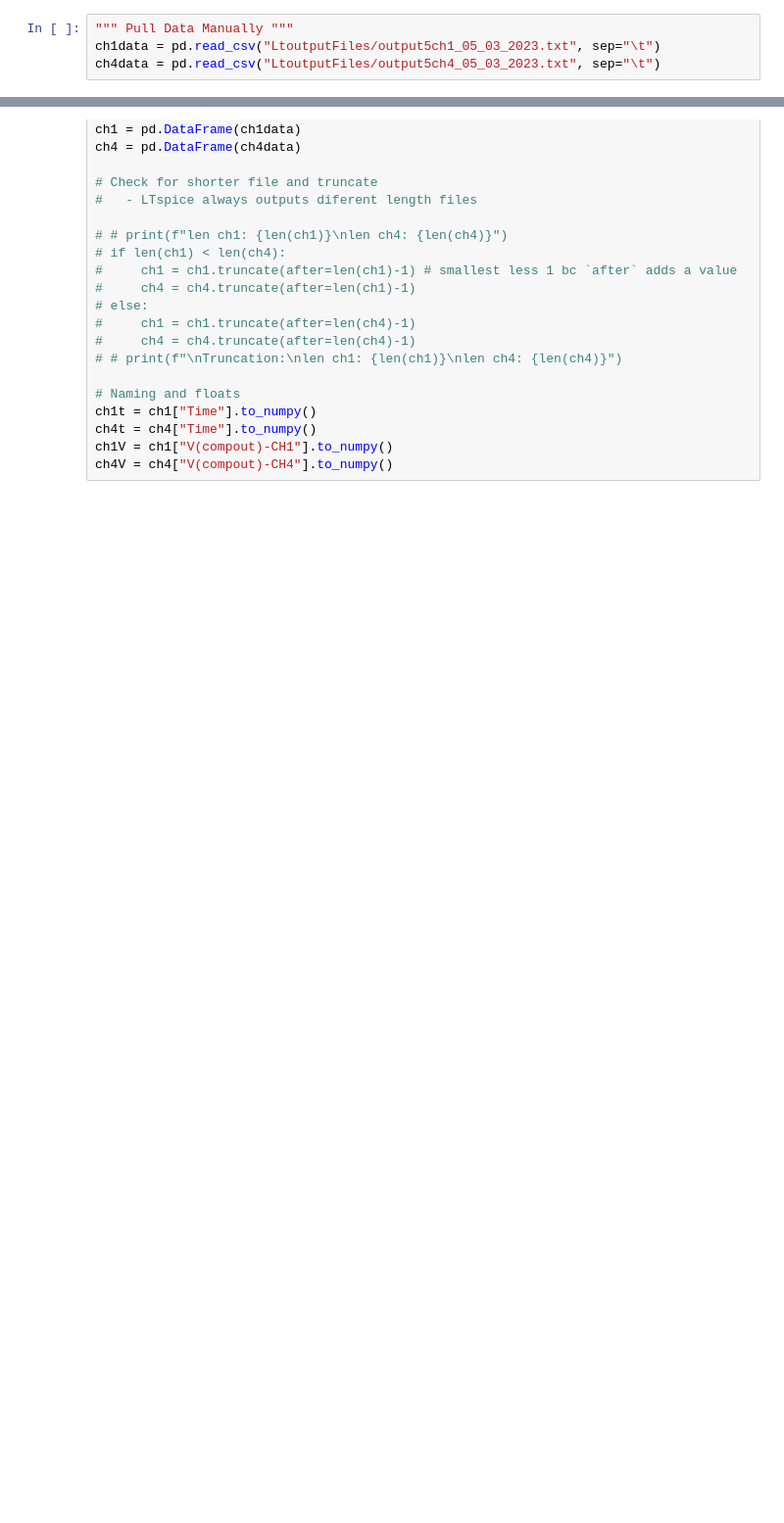
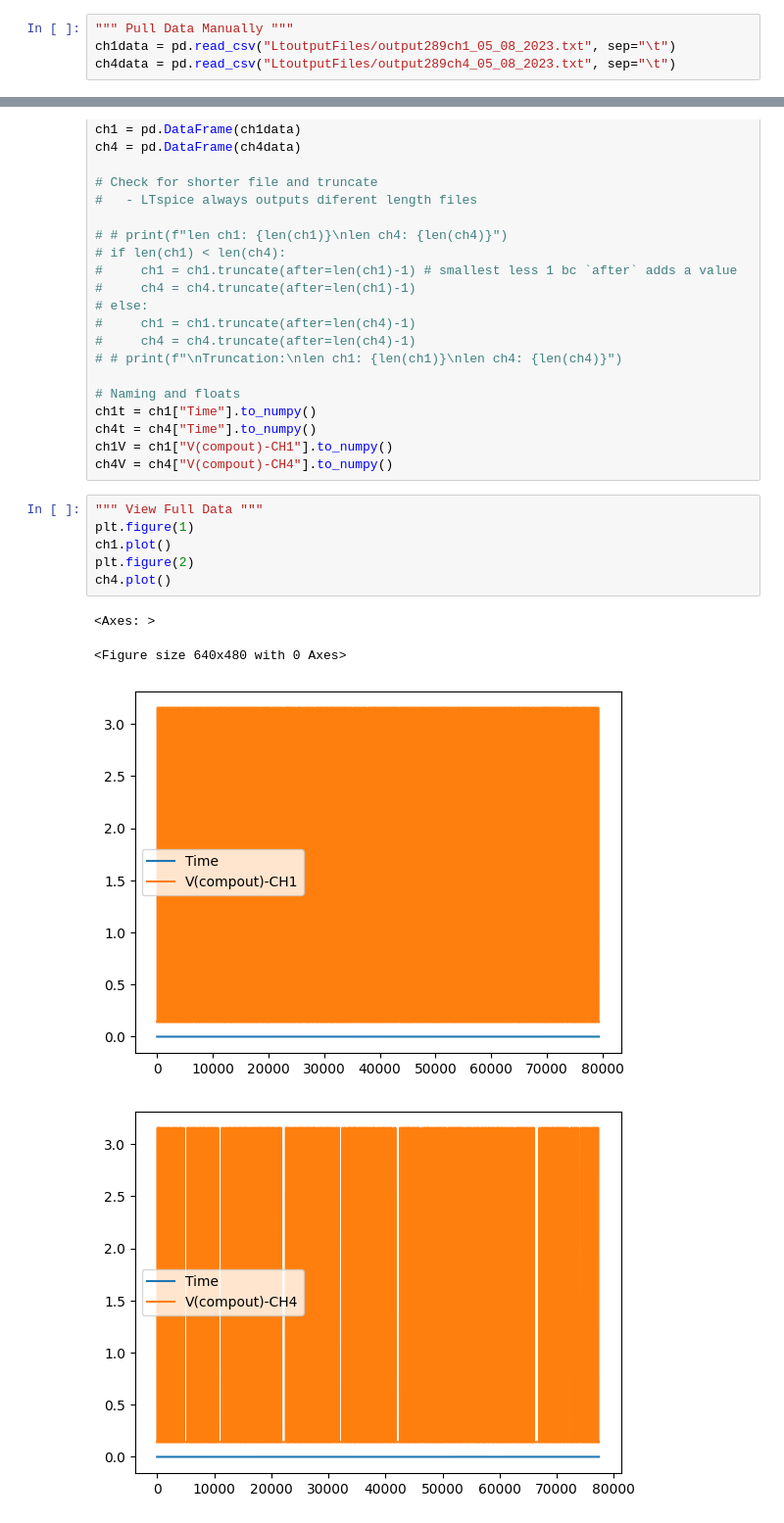
Before and after one commit to llbranch/Monte-Python, a Jupyter notebook: poetryEnv/poetryenv/development_2.ipynb, the cells around one changed output, grey strips where cells are left out. Shown: that part at 98% size. Cells and saved outputs as stored; diff of their text form; blank space fills up the shorter version.

```diff
--- a/poetryEnv/poetryenv/development_2.ipynb
+++ b/poetryEnv/poetryenv/development_2.ipynb
@@ -9,8 +8,8 @@ import sys
 # Manual Work - no automation
 # %%
 """ Pull Data Manually """
-ch1data = pd.read_csv("LtoutputFiles/output5ch1_05_03_2023.txt", sep="\t")
-ch4data = pd.read_csv("LtoutputFiles/output5ch4_05_03_2023.txt", sep="\t")
+ch1data = pd.read_csv("LtoutputFiles/output289ch1_05_08_2023.txt", sep="\t")
+ch4data = pd.read_csv("LtoutputFiles/output289ch4_05_08_2023.txt", sep="\t")
 # %%
 """
 Formatting
@@ -46,3 +45,14 @@ ch1t = ch1["Time"].to_numpy()
 ch4t = ch4["Time"].to_numpy()
 ch1V = ch1["V(compout)-CH1"].to_numpy()
 ch4V = ch4["V(compout)-CH4"].to_numpy()
+# %%
+""" View Full Data """
+plt.figure(1)
+ch1.plot()
+plt.figure(2)
+ch4.plot()
+# %% [output]
+<Axes: >
+<Figure size 640x480 with 0 Axes>
+[figure, added]
+[figure, added]
```
Also changed, not shown: parts of 6 cells of this notebook, 2 other files.
